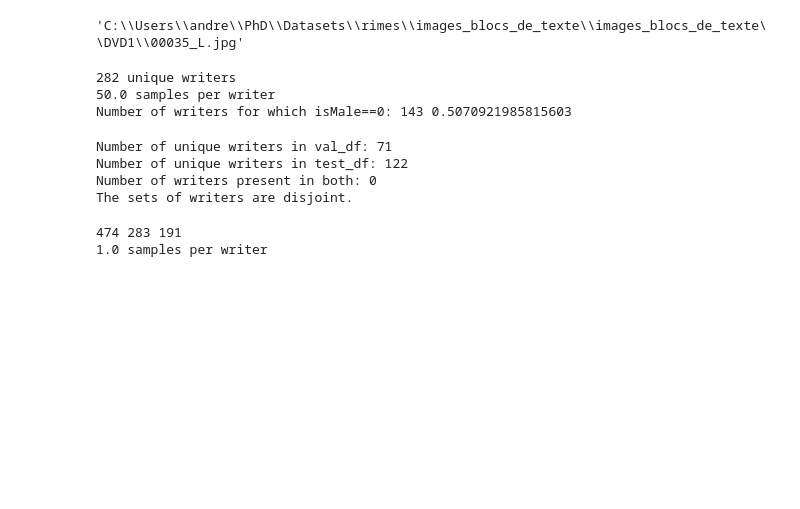
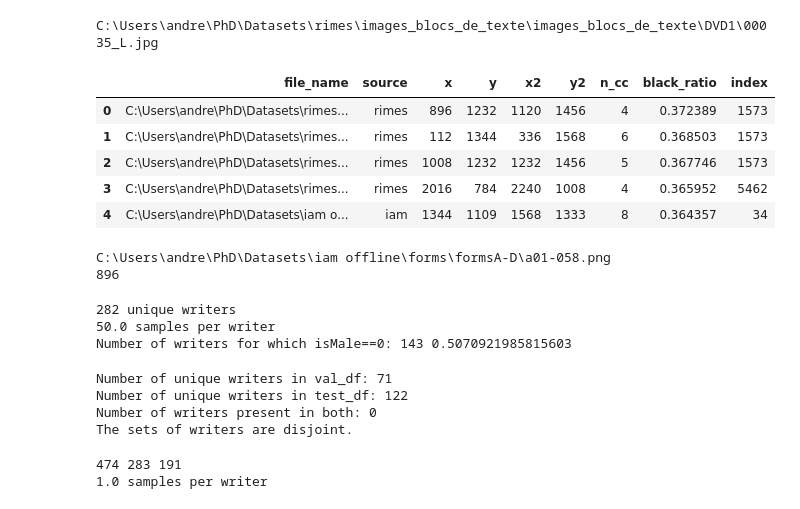
Before and after one commit to gitMorelli/gender_detection, a Jupyter notebook: notebooks/others/test.ipynb, the cells around one changed output. Cells and saved outputs as stored; diff of their text form; code cells hidden in the pictures; blank space fills up the shorter version.

```diff
--- a/notebooks/others/test.ipynb
+++ b/notebooks/others/test.ipynb
@@ -21,10 +24,21 @@ import pandas as pd
 # %%
 kind='patches_224'
 input_preprocessed=file_IO.load_preprocessed_files(kind, mode='contrastive')
 train_df = pd.read_csv(f"{source_path}\\outputs\\preprocessed_data\\{input_preprocessed}")
-train_df['file_name'].iloc[0]
+print(train_df['file_name'].iloc[0])
+display(train_df.head())
+print(train_df[train_df['source']=='iam']['file_name'].iloc[0])
+print(train_df['x'].iloc[0])
 # %% [output]
-'C:\\Users\\andre\\PhD\\Datasets\\rimes\\images_blocs_de_texte\\images_blocs_de_texte\\DVD1\\00035_L.jpg'
+C:\Users\andre\PhD\Datasets\rimes\images_blocs_de_texte\images_blocs_de_texte\DVD1\00035_L.jpg
+|  | file_name | source | x | y | x2 | y2 | n_cc | black_ratio | index |
+| 0 | C:\Users\andre\PhD\Datasets\rimes... | rimes | 896 | 1232 | 1120 | 1456 | 4 | 0.372389 | 1573 |
+| 1 | C:\Users\andre\PhD\Datasets\rimes... | rimes | 112 | 1344 | 336 | 1568 | 6 | 0.368503 | 1573 |
+| 2 | C:\Users\andre\PhD\Datasets\rimes... | rimes | 1008 | 1232 | 1232 | 1456 | 5 | 0.367746 | 1573 |
+| 3 | C:\Users\andre\PhD\Datasets\rimes... | rimes | 2016 | 784 | 2240 | 1008 | 4 | 0.365952 | 5462 |
+| 4 | C:\Users\andre\PhD\Datasets\iam o... | iam | 1344 | 1109 | 1568 | 1333 | 8 | 0.364357 | 34 |
+C:\Users\andre\PhD\Datasets\iam offline\forms\formsA-D\a01-058.png
+896
 # %%
 modality='train'
 input_preprocessed=file_IO.load_preprocessed_files(kind='patches_224', mode=modality)
```
Also changed, not shown: parts of 5 cells of this notebook, 8 other files.
